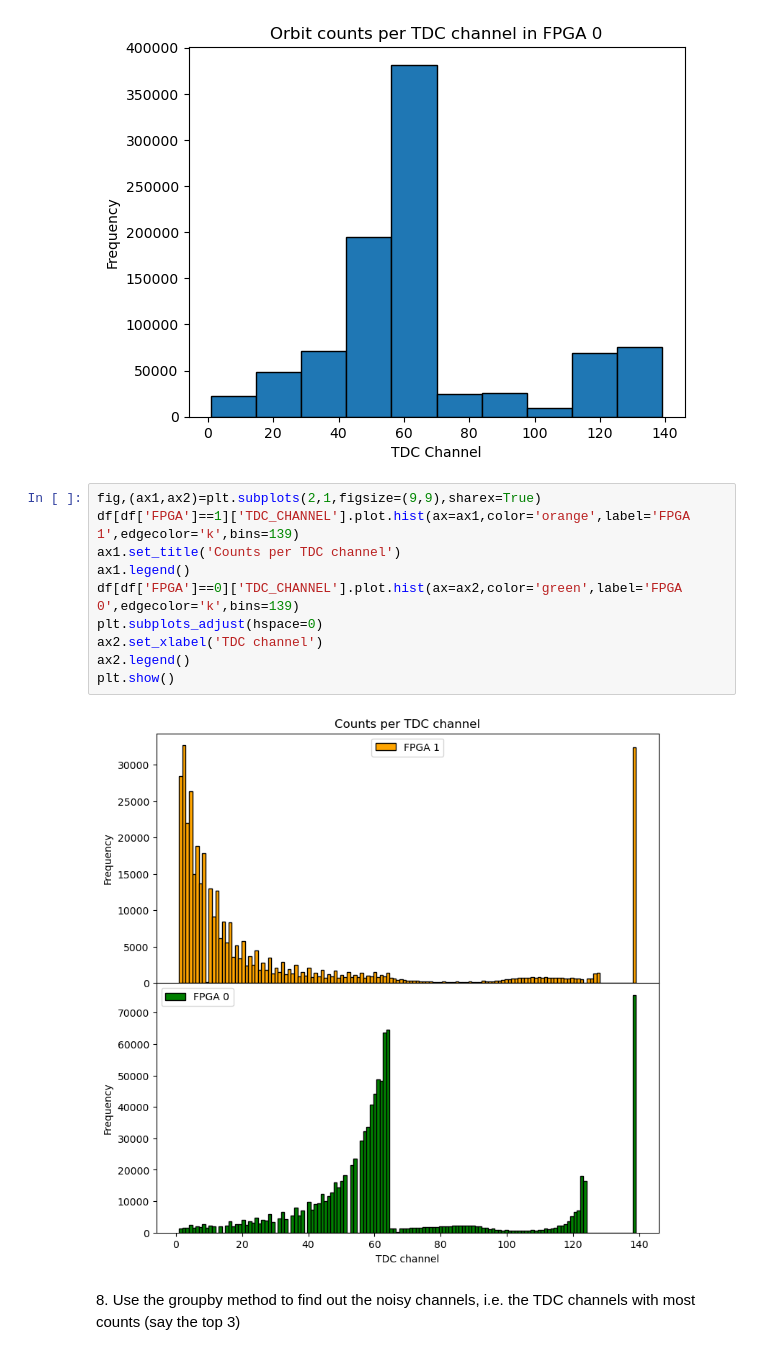
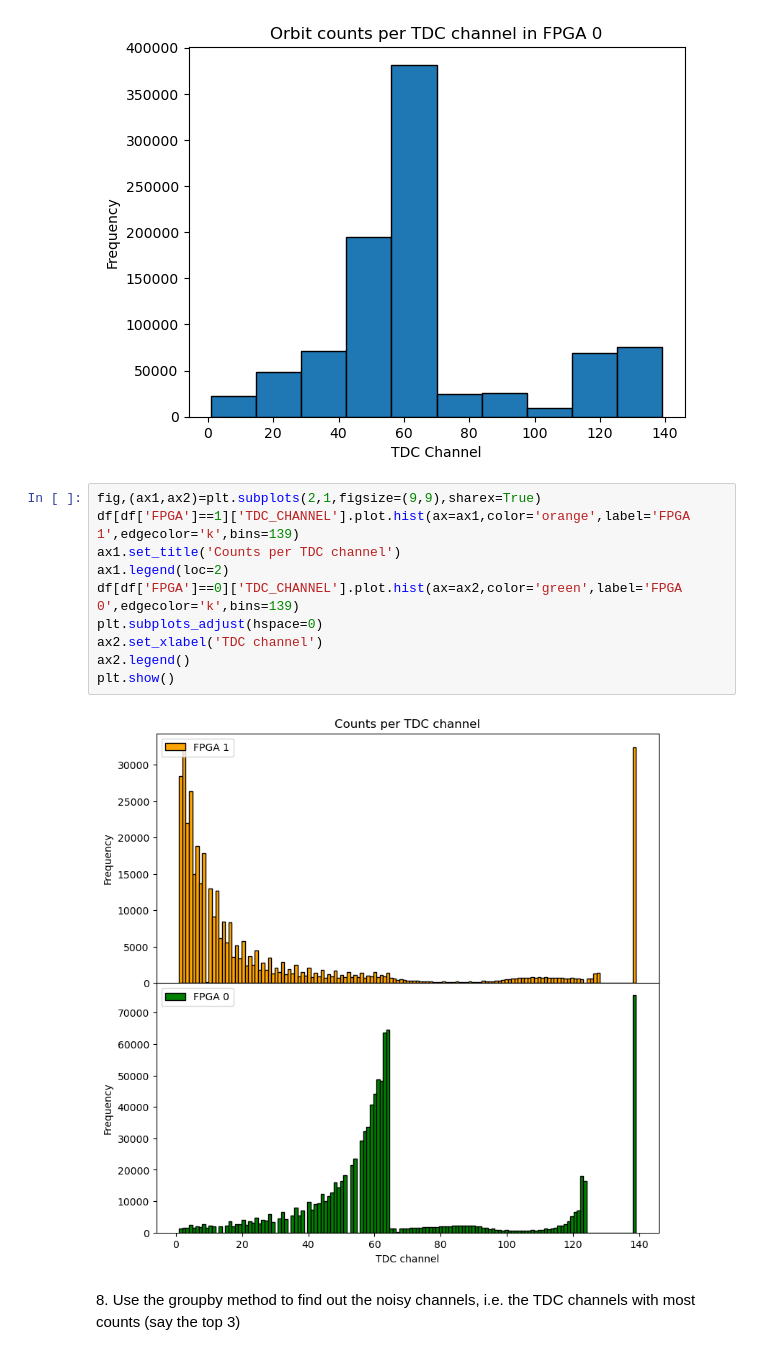
Before and after one commit to androjaslo/LaboratoryOfComputationalPhysics_Y8, a Jupyter notebook: 06ex_Pandas.ipynb, the cells around one changed output. Saved outputs shown, nothing was run; the diff lists cells and outputs as text.

```diff
--- a/06ex_Pandas.ipynb
+++ b/06ex_Pandas.ipynb
@@ -168,15 +168,15 @@ df[df['FPGA']==0]['TDC_CHANNEL'].plot.hist(x='TDC_CHANNEL',edgecolor='k',title='
 # %%
 fig,(ax1,ax2)=plt.subplots(2,1,figsize=(9,9),sharex=True)
 df[df['FPGA']==1]['TDC_CHANNEL'].plot.hist(ax=ax1,color='orange',label='FPGA 1',edgecolor='k',bins=139)
 ax1.set_title('Counts per TDC channel')
-ax1.legend()
+ax1.legend(loc=2)
 df[df['FPGA']==0]['TDC_CHANNEL'].plot.hist(ax=ax2,color='green',label='FPGA 0',edgecolor='k',bins=139)
 plt.subplots_adjust(hspace=0)
 ax2.set_xlabel('TDC channel')
 ax2.legend()
 plt.show()
 # %% [output]
-[figure, old version]
+[figure, new version]
 # %% [markdown]
 8\. Use the groupby method to find out the noisy channels, i.e. the TDC channels with most counts (say the top 3)
 # %%
```
Also changed, not shown: 3 other files.
